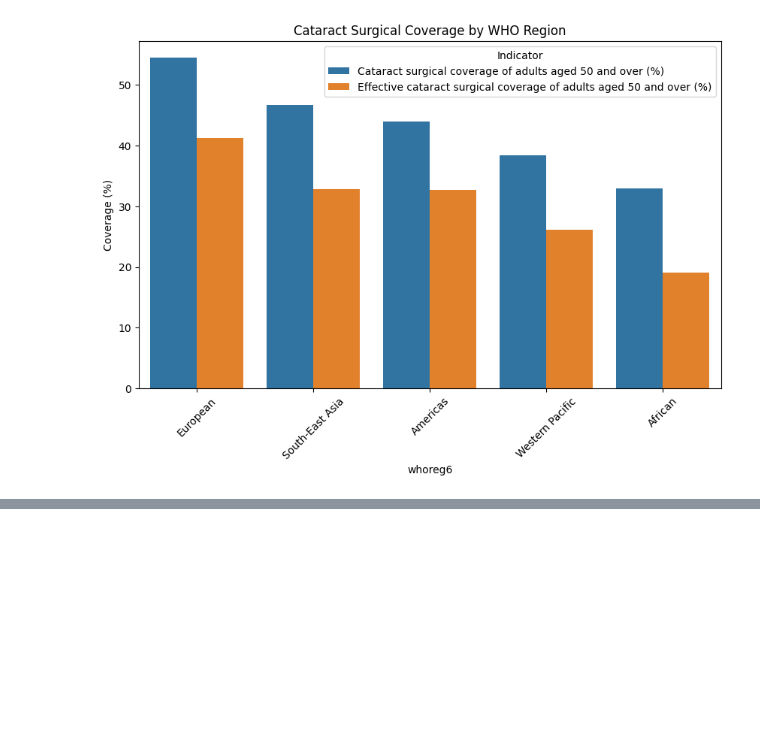
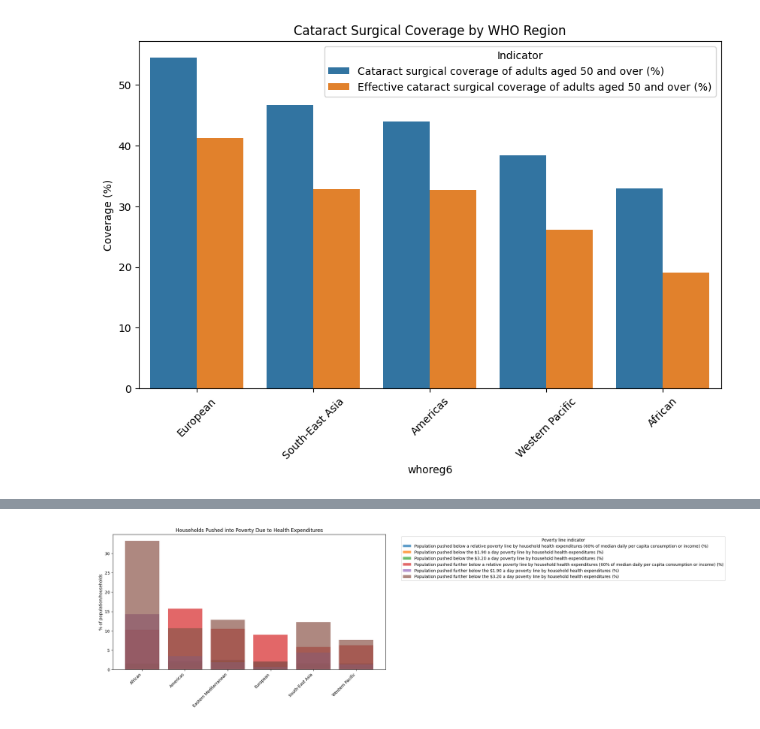
Before and after one commit to build-summer-2025/async-final-project-red-aakkash, a Jupyter notebook: Final_Project.ipynb, the cells around one changed output, grey strips where cells are left out. Cells and saved outputs as stored; diff of their text form; code cells hidden in the pictures; blank space fills up the shorter version.

```diff
--- a/Final_Project.ipynb
+++ b/Final_Project.ipynb
@@ -37,0 +103,33 @@ plt.show()
+# %%
+# Question 5: Which regions have the highest share of households pushed into poverty due to health expenditures?
+
+import matplotlib.pyplot as plt
+
+# Filter for poverty impact indicators
+q5 = df[df["indicator_name"].str.contains("pushed.*poverty.*household health expenditures",
+                                          case=False, na=False)].copy()
+
+# Keep latest year per country and indicator
+q5_latest = (q5.sort_values("date")
+                .groupby(["setting", "indicator_name"], as_index=False)
+                .tail(1))
+
+# Regional averages
+q5_region = (q5_latest.groupby(["whoreg6", "indicator_name"])["estimate"]
+                        .mean()
+                        .reset_index())
+
+# Plot
+plt.figure(figsize=(12,6))
+for ind in q5_region["indicator_name"].unique():
+    sub = q5_region[q5_region["indicator_name"] == ind]
+    plt.bar(sub["whoreg6"], sub["estimate"], label=ind, alpha=0.7)
+
+plt.title("Households Pushed into Poverty Due to Health Expenditures")
+plt.ylabel("% of population/households")
+plt.xticks(rotation=45, ha="right")
+plt.legend(title="Poverty line indicator", bbox_to_anchor=(1.05, 1), loc="upper left")
+plt.tight_layout()
+plt.show()
+# %% [output]
+[figure, added]
```
Also changed, not shown: parts of 9 cells of this notebook, 11 other files.
